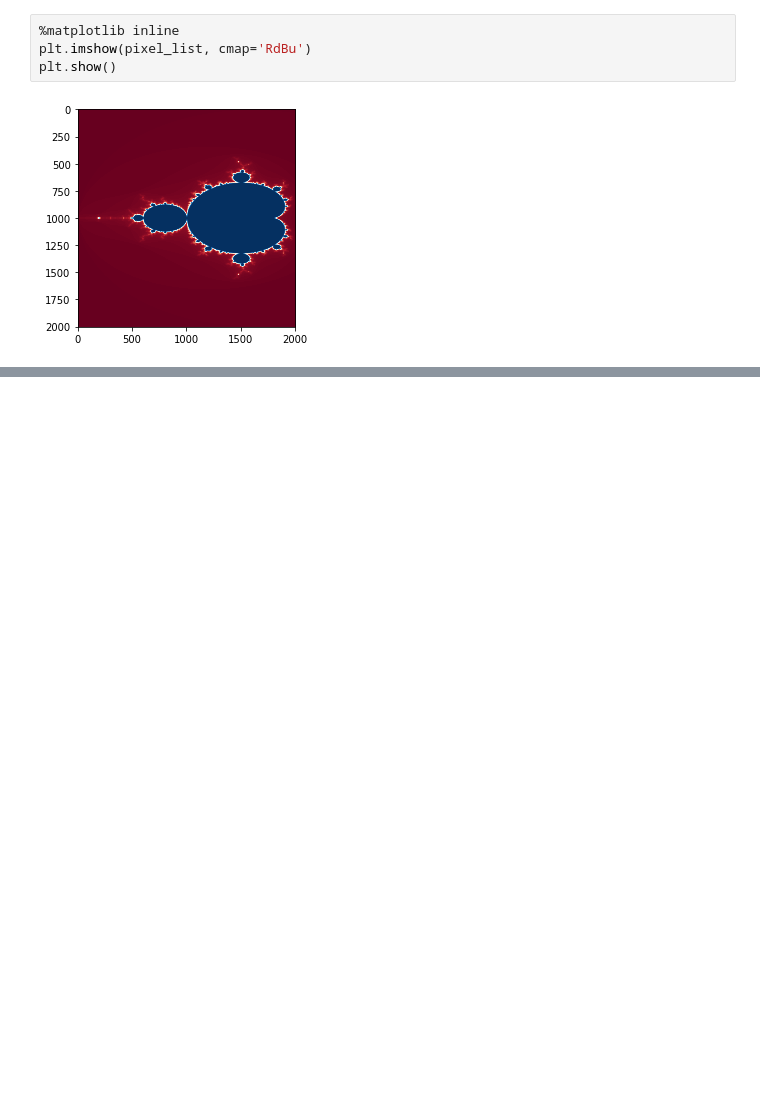
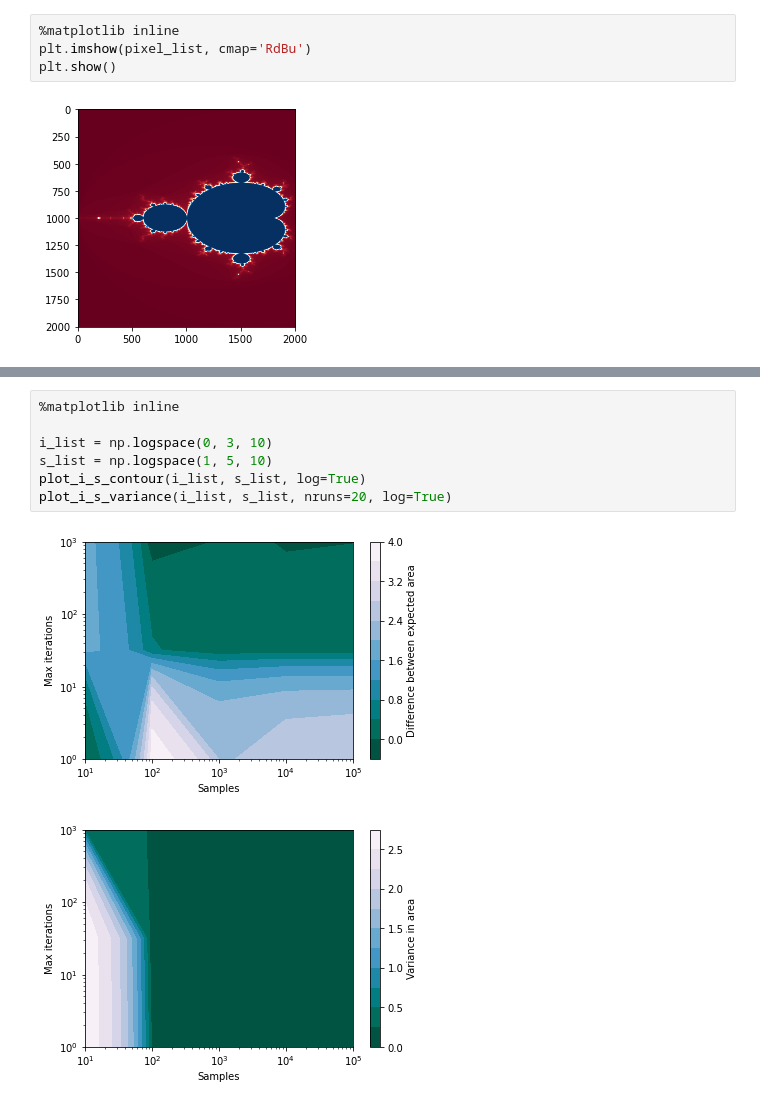
Before and after one commit to PeterVoerman/StochSim, a Jupyter notebook: mandelbrot.ipynb, the cells around one changed output, grey strips where cells are left out. Cells and saved outputs as stored; diff of their text form; blank space fills up the shorter version.

Commit message:
Implemented area calculations and plots for the absolute difference and variance as a function of s and i

```diff
--- a/mandelbrot.ipynb
+++ b/mandelbrot.ipynb
@@ -44,0 +163,10 @@ plt.show()
+# %%
+%matplotlib inline
+
+i_list = np.logspace(0, 3, 10)
+s_list = np.logspace(1, 5, 10)
+plot_i_s_contour(i_list, s_list, log=True)
+plot_i_s_variance(i_list, s_list, nruns=20, log=True)
+# %% [output]
+[figure, added]
+[figure, added]
```
Also changed, not shown: parts of 1 cell of this notebook.
